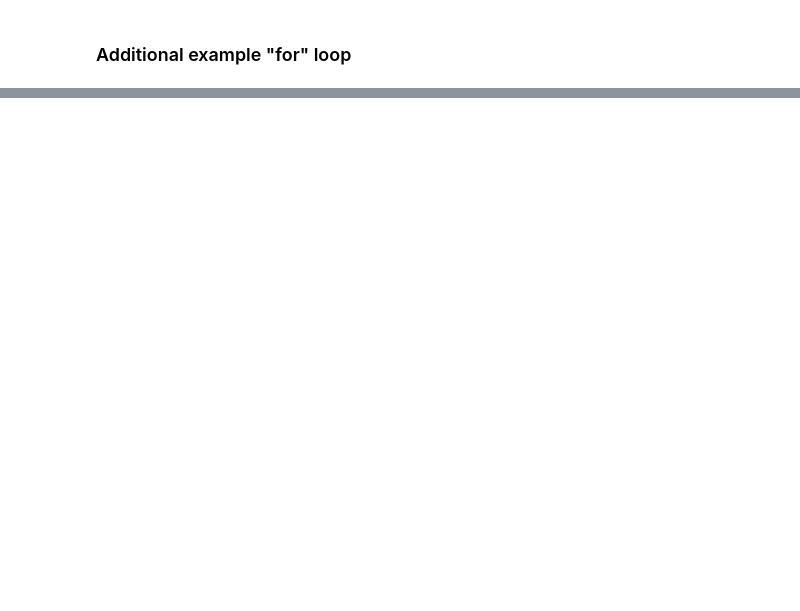
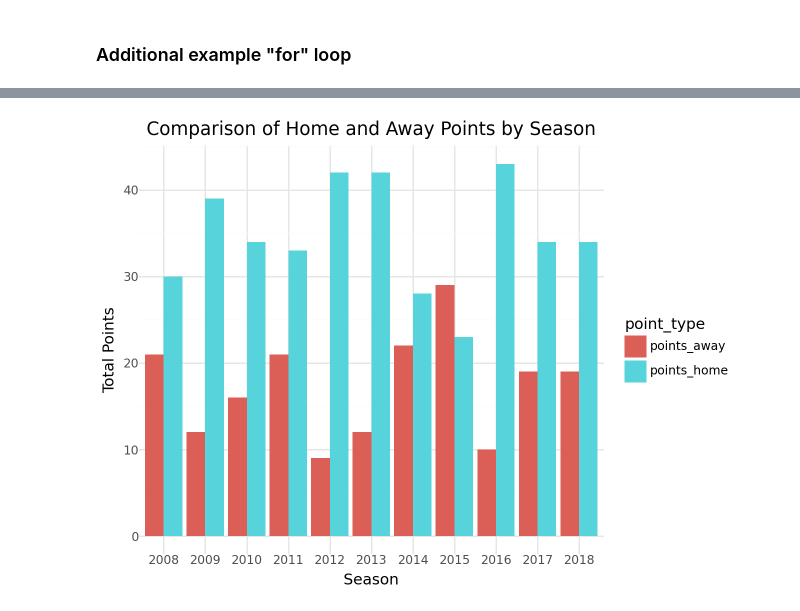
Before and after one commit to Anton21a/HW_Anton_Shestakov, a Jupyter notebook: data.ipynb, the cells around one changed output, grey strips where cells are left out. Drawn from its saved outputs; the diff is of its cells as text; code cells hidden in the pictures; blank space fills up the shorter version.

```diff
--- a/data.ipynb
+++ b/data.ipynb
@@ -119,2 +98,8 @@ data['months'] = pd.to_numeric(data['months'], errors='coerce')
+# %%
+data['date'] = pd.to_datetime(data['date'])
+# %%
+data = data.drop(columns=['hometeam_uid', 'awayteam_uid'])
+# %%
+data['goal_diff'] = pd.to_numeric(data['goals_home'] - data['goals_away'])
 # %%
 a = data.groupby(['team_home', 'season'])['points_home'].sum()
@@ -223,0 +335,4 @@ Name: points_home, dtype: float64
+# %%
+graph_data = data[(data['team_home'] == 'Everton')]
+graph_data['goal_diff'] = graph_data['goal_diff'].astype(int)
+graph_data
@@ -223,0 +369,19 @@ Name: points_home, dtype: float64
+# %%
+# Group by season and calculate the sum of points_home and points_away
+summary = graph_data.groupby('season')[['points_home', 'points_away']].sum().reset_index()
+
+# Melt the DataFrame for ggplot
+summary_melted = summary.melt(id_vars='season', var_name='point_type', value_name='points')
+
+# Create the bar plot
+plot = (ggplot(summary_melted, aes(x='factor(season)', y='points', fill='point_type')) +
+        geom_bar(stat='identity', position=position_dodge()) +
+        labs(title='Comparison of Home and Away Points by Season',
+             x='Season',
+             y='Total Points') +
+        theme_minimal())
+
+# Display the plot
+plot
+# %% [output]
+[figure, added]
```
Also changed, not shown: parts of 34 cells of this notebook.
